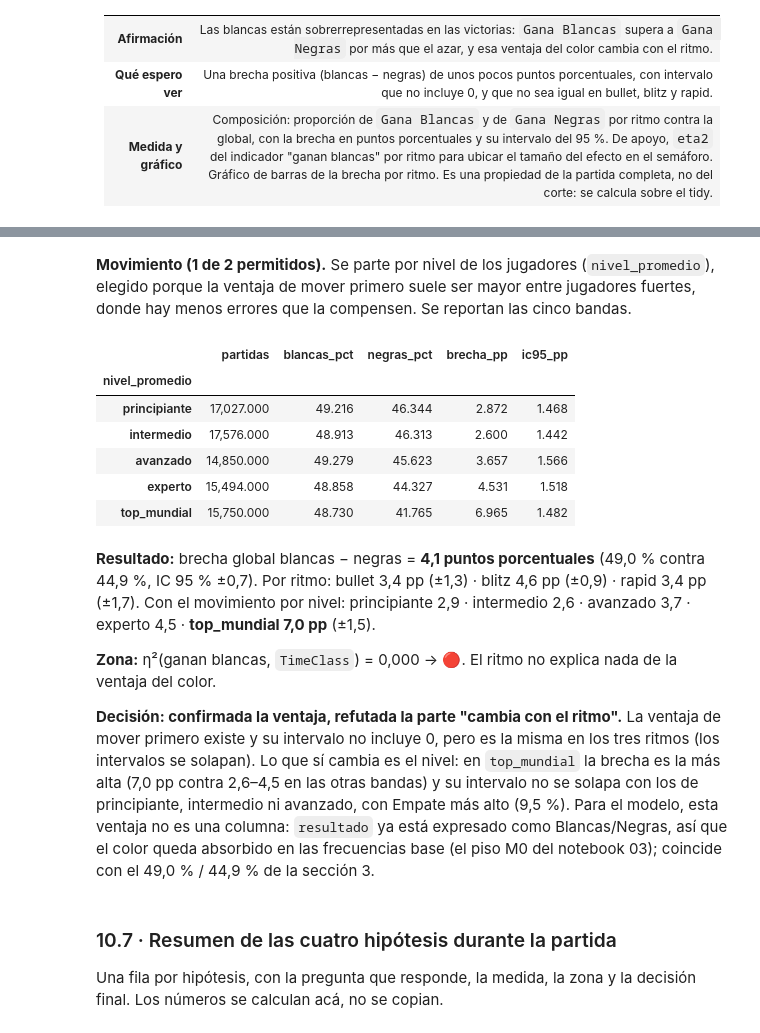
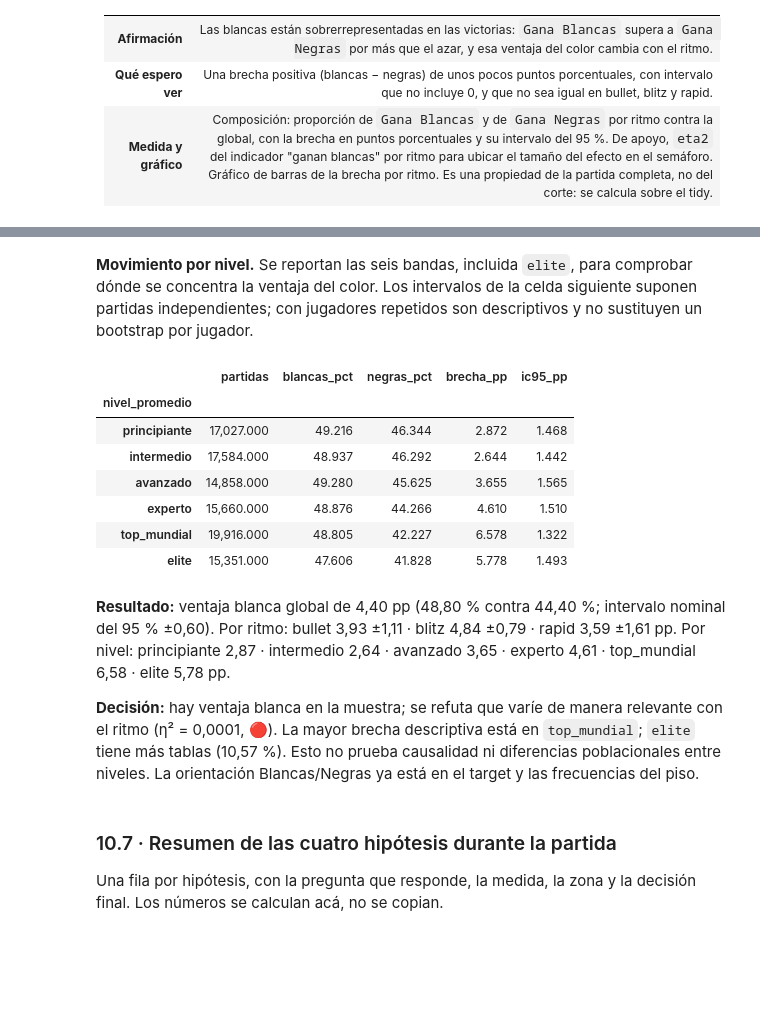
Before and after one commit to BautistaAlosMartorell/chess-outcome-prediction, a Jupyter notebook: notebooks/02_eda_hipotesis.ipynb, the cells around one changed output, grey strips where cells are left out. Cells and saved outputs as stored; diff of their text form; code cells hidden in the pictures; blank space fills up the shorter version.

```diff
--- a/notebooks/02_eda_hipotesis.ipynb
+++ b/notebooks/02_eda_hipotesis.ipynb
@@ -30,6 +30,11 @@ if PROJECT_ROOT.name == "notebooks":
     PROJECT_ROOT = PROJECT_ROOT.parent
 if str(PROJECT_ROOT) not in sys.path:
     sys.path.insert(0, str(PROJECT_ROOT))
+
+from src.utils import load_config
+
+config = load_config(PROJECT_ROOT / "config" / "config.yaml")
+LEVEL_ORDER = list(config["elo"]["bandas"])
 
 DATA_PATH = PROJECT_ROOT / "data" / "processed" / "partidas_ajedrez_clean.parquet"
 RANDOM_STATE = 42
@@ -1779,23 +1772,22 @@ plt.show()
 # %% [markdown]
-**Movimiento (1 de 2 permitidos).** Se parte por nivel de los jugadores (`nivel_promedio`), elegido porque la ventaja de mover primero suele ser mayor entre jugadores fuertes, donde hay menos errores que la compensen. Se reportan las cinco bandas.
+**Movimiento por nivel.** Se reportan las seis bandas, incluida `elite`, para comprobar dónde se concentra la ventaja del color. Los intervalos de la celda siguiente suponen partidas independientes; con jugadores repetidos son descriptivos y no sustituyen un bootstrap por jugador.
 # %%
-level_order = ["principiante", "intermedio", "avanzado", "experto", "top_mundial"]
+level_order = LEVEL_ORDER
 h4_nivel = win.groupby("nivel_promedio", observed=True).apply(brecha_color, include_groups=False).reindex(level_order)
 display(h4_nivel)
 # %% [output]
 |  | partidas | blancas_pct | negras_pct | brecha_pp | ic95_pp |
 | nivel_promedio |  |  |  |  |  |
 | principiante | 17,027.000 | 49.216 | 46.344 | 2.872 | 1.468 |
-| intermedio | 17,576.000 | 48.913 | 46.313 | 2.600 | 1.442 |
-| avanzado | 14,850.000 | 49.279 | 45.623 | 3.657 | 1.566 |
-| experto | 15,494.000 | 48.858 | 44.327 | 4.531 | 1.518 |
-| top_mundial | 15,750.000 | 48.730 | 41.765 | 6.965 | 1.482 |
+| intermedio | 17,584.000 | 48.937 | 46.292 | 2.644 | 1.442 |
+| avanzado | 14,858.000 | 49.280 | 45.625 | 3.655 | 1.565 |
+| experto | 15,660.000 | 48.876 | 44.266 | 4.610 | 1.510 |
+| top_mundial | 19,916.000 | 48.805 | 42.227 | 6.578 | 1.322 |
+| elite | 15,351.000 | 47.606 | 41.828 | 5.778 | 1.493 |
 # %% [markdown]
-**Resultado:** brecha global blancas − negras = **4,1 puntos porcentuales** (49,0 % contra 44,9 %, IC 95 % ±0,7). Por ritmo: bullet 3,4 pp (±1,3) · blitz 4,6 pp (±0,9) · rapid 3,4 pp (±1,7). Con el movimiento por nivel: principiante 2,9 · intermedio 2,6 · avanzado 3,7 · experto 4,5 · **top_mundial 7,0 pp** (±1,5).
+**Resultado:** ventaja blanca global de 4,40 pp (48,80 % contra 44,40 %; intervalo nominal del 95 % ±0,60). Por ritmo: bullet 3,93 ±1,11 · blitz 4,84 ±0,79 · rapid 3,59 ±1,61 pp. Por nivel: principiante 2,87 · intermedio 2,64 · avanzado 3,65 · experto 4,61 · top_mundial 6,58 · elite 5,78 pp.
 
-**Zona:** η²(ganan blancas, `TimeClass`) = 0,000 → 🔴. El ritmo no explica nada de la ventaja del color.
-
-**Decisión: confirmada la ventaja, refutada la parte "cambia con el ritmo".** La ventaja de mover primero existe y su intervalo no incluye 0, pero es la misma en los tres ritmos (los intervalos se solapan). Lo que sí cambia es el nivel: en `top_mundial` la brecha es la más alta (7,0 pp contra 2,6–4,5 en las otras bandas) y su intervalo no se solapa con los de principiante, intermedio ni avanzado, con Empate más alto (9,5 %). Para el modelo, esta ventaja no es una columna: `resultado` ya está expresado como Blancas/Negras, así que el color queda absorbido en las frecuencias base (el piso M0 del notebook 03); coincide con el 49,0 % / 44,9 % de la sección 3.
+**Decisión:** hay ventaja blanca en la muestra; se refuta que varíe de manera relevante con el ritmo (η² = 0,0001, 🔴). La mayor brecha descriptiva está en `top_mundial`; `elite` tiene más tablas (10,57 %). Esto no prueba causalidad ni diferencias poblacionales entre niveles. La orientación Blancas/Negras ya está en el target y las frecuencias del piso.
 # %% [markdown]
 ### 10.7 · Resumen de las cuatro hipótesis durante la partida
 
```
Also changed, not shown: parts of 68 cells of this notebook, 2 other files.
